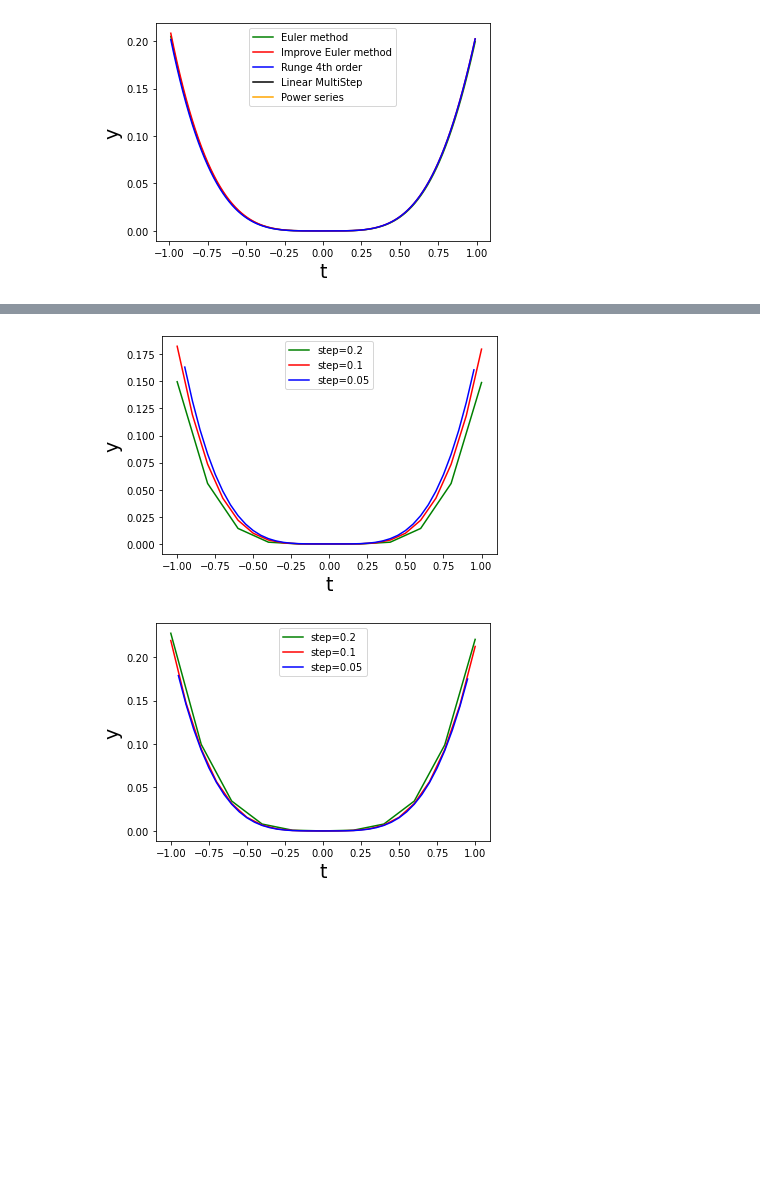
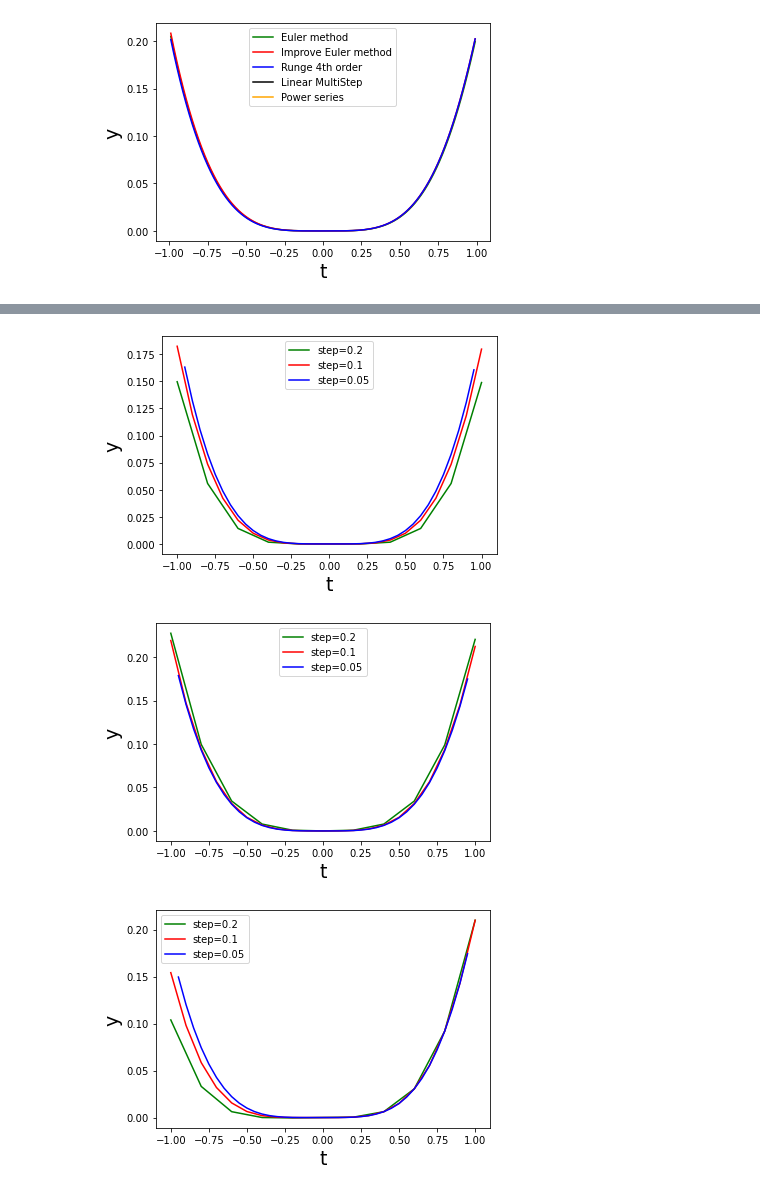
Before and after one commit to junl666/MATH285-Lab-ZJUI-SP23, a Jupyter notebook: math285_lab.ipynb, the cells around one changed output, grey strips where cells are left out. Saved outputs shown, nothing was run; the diff lists cells and outputs as text; code cells hidden in the pictures; blank space fills up the shorter version.

```diff
--- a/math285_lab.ipynb
+++ b/math285_lab.ipynb
@@ -258,10 +258,11 @@ plotDiffMethods(1, 0.01, -1, 0.6) # step == 0.01
 # %%
 # IVP1, compare one method with different steps
 plotDiffSteps(0, -1, 1, 0) # Euler
 plotDiffSteps(0, -1, 1, 1) # improve Euler
-                           # others
+plotDiffSteps(0, -1, 1, 2) # RK4
 # %% [output]
 [figure]
 [figure]
+[figure, added]
 # %%
 # IVP2, compare one method with different steps
```
Also changed, not shown: parts of 2 cells of this notebook.
